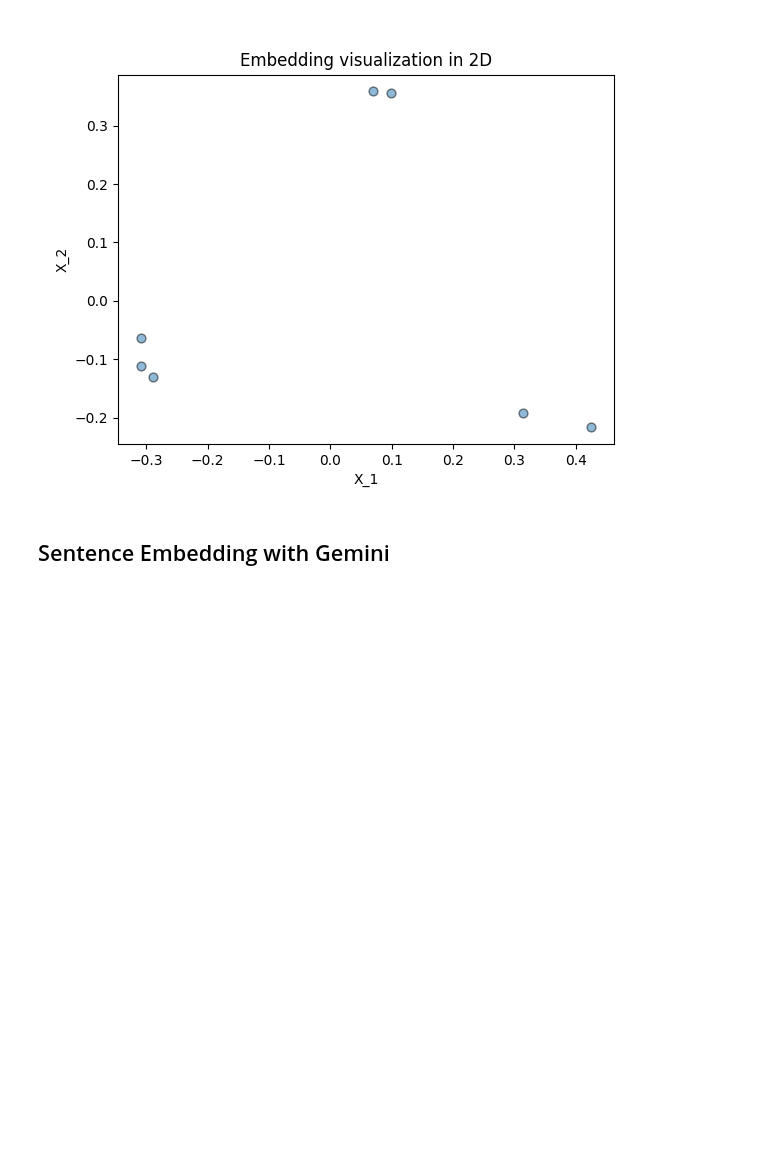
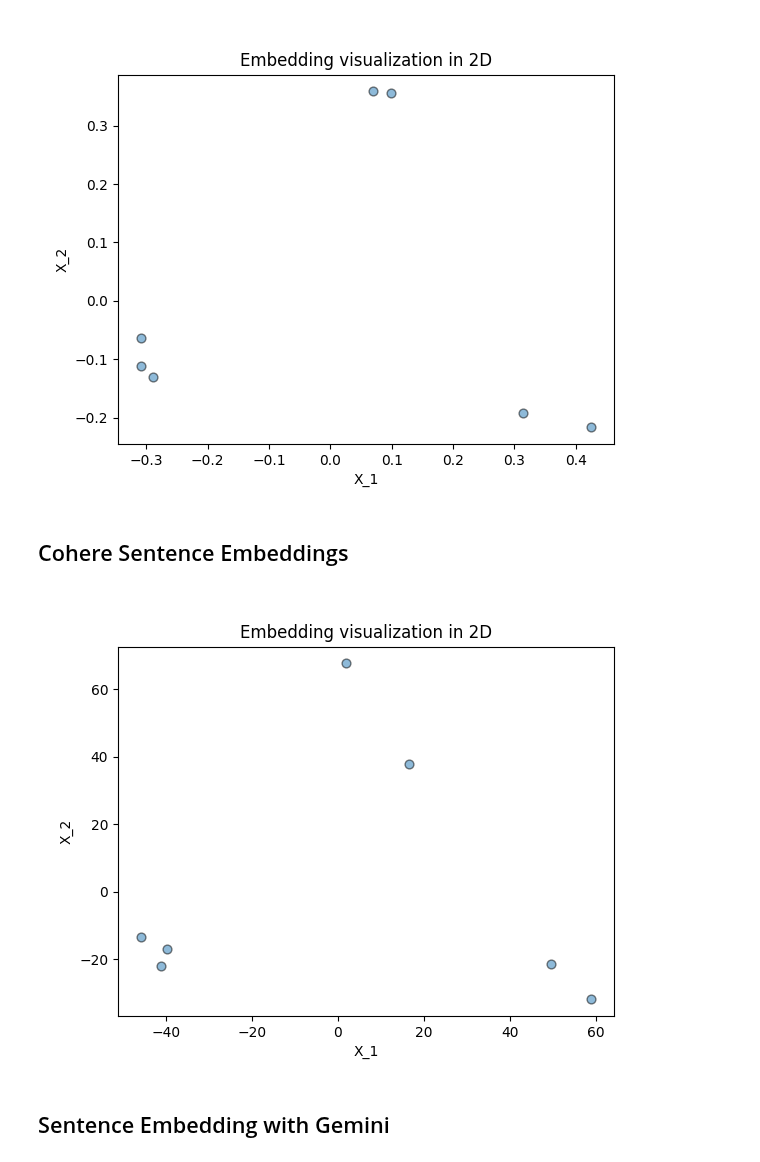
Before and after one commit to aadehamid/embeddings, a Jupyter notebook: DLAI_embeddings.ipynb, the cells around one changed output. Drawn from its saved outputs; the diff is of its cells as text; code cells hidden in the pictures; blank space fills up the shorter version.

Commit message:
Added cohere embedding exmaple

```diff
--- a/DLAI_embeddings.ipynb
+++ b/DLAI_embeddings.ipynb
@@ -35,6 +35,8 @@ import google.ai.generativelanguage as glm
 from google.api_core import retry as gretry
 
 from tqdm.auto import tqdm
+import cohere
+co = cohere.Client(os.environ['COHERE_API_KEY'])
 # %%
 openai.api_key = os.getenv('OPENAI_API_KEY')
 API_KEY = os.getenv("GEMINI_API_KEY")
@@ -219,6 +222,20 @@ _, low_dim_response = get_embeddings(input_text_lst_news)
 plot_2D(low_dim_response[:,0], low_dim_response[:,1], input_text_lst_news)
 # %% [output]
 [figure]
+# %% [markdown]
+## Cohere Sentence Embeddings
+# %%
+cohere_emebed = co.embed(texts=input_text_lst_news,
+               model='embed-english-v2.0').embeddings
+cohere_emebed_array = np.array(cohere_emebed)
+# Convert to 2-dimensional vector to be able to visualize the embeddings
+PCA_model = PCA(n_components=2)
+PCA_model.fit(cohere_emebed_array)
+cohere_low_dim_array = PCA_model.transform(cohere_emebed_array)
+cohere_low_dim_array.shape
+plot_2D(cohere_low_dim_array[:,0], cohere_low_dim_array[:,1], input_text_lst_news)
+# %% [output]
+[figure, added]
 # %% [markdown]
 ## Sentence Embedding with Gemini
 # %%
```
Also changed, not shown: parts of 1 cell of this notebook.
